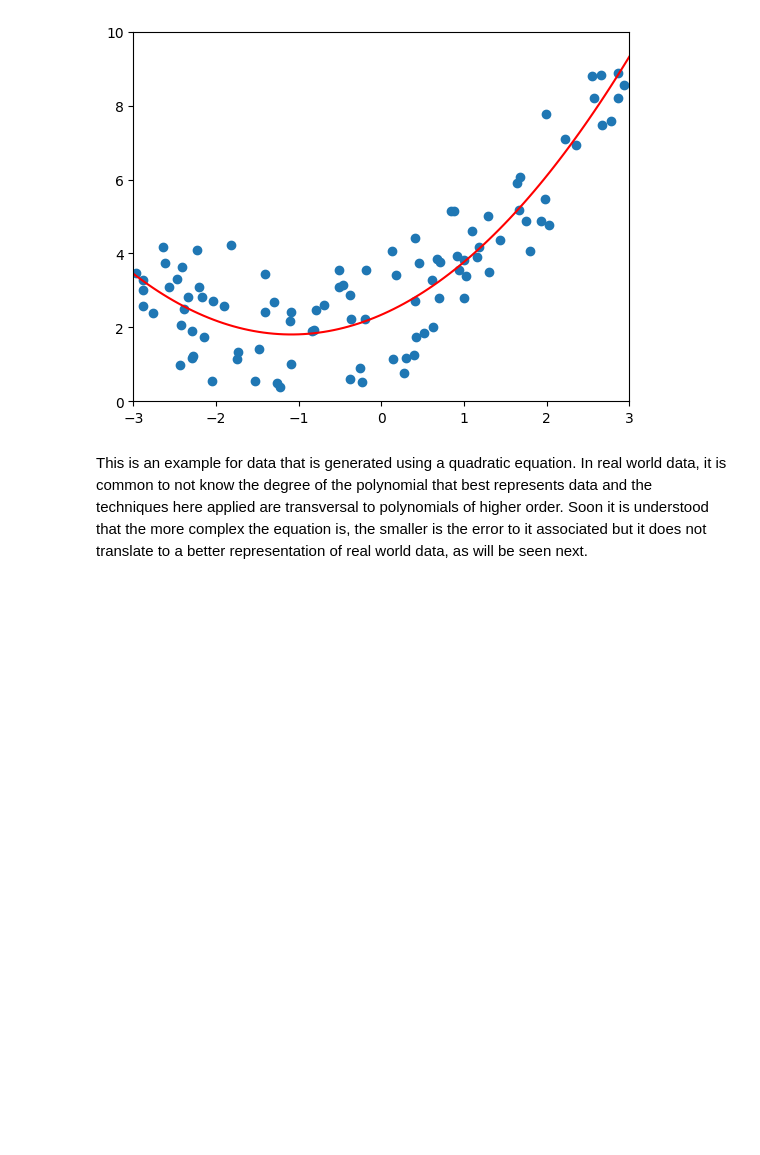
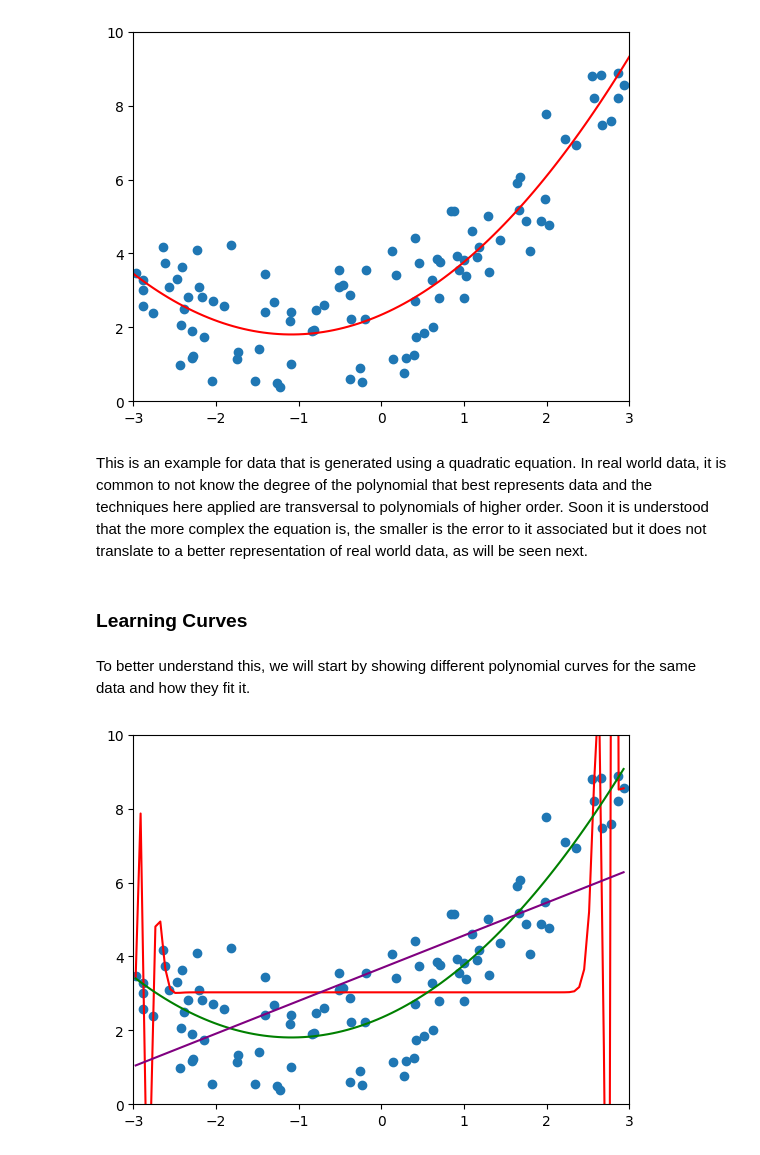
Before and after one commit to davidterroso/ML, a Jupyter notebook: regression.ipynb, the cells around one changed output. Drawn from its saved outputs; the diff is of its cells as text; code cells hidden in the pictures; blank space fills up the shorter version.

Commit message:
plot 300 degrees polynomial

```diff
--- a/regression.ipynb
+++ b/regression.ipynb
@@ -326,3 +326,48 @@ plt.show()
 [figure]
 # %% [markdown]
 This is an example for data that is generated using a quadratic equation. In real world data, it is common to not know the degree of the polynomial that best represents data and the techniques here applied are transversal to polynomials of higher order. Soon it is understood that the more complex the equation is, the smaller is the error to it associated but it does not translate to a better representation of real world data, as will be seen next.
+# %% [markdown]
+### Learning Curves
+# %% [markdown]
+To better understand this, we will start by showing different polynomial curves for the same data and how they fit it.
+# %%
+from sklearn.preprocessing import PolynomialFeatures
+from sklearn.linear_model import LinearRegression
+
+polynomial_features_300 = PolynomialFeatures(degree=100, include_bias=False)
+X_poly_300 = polynomial_features_300.fit_transform(X)
+polynomial_features_2 = PolynomialFeatures(degree=2, include_bias=False)
+X_poly_2 = polynomial_features_2.fit_transform(X)
+polynomial_features_1 = PolynomialFeatures(degree=1, include_bias=False)
+X_poly_1 = polynomial_features_1.fit_transform(X)
+
+X_range = np.linspace(min(X), max(X), 100).reshape(-1, 1)
+X_poly_range_300 = polynomial_features_300.fit_transform(X_range)
+X_poly_range_2 = polynomial_features_2.fit_transform(X_range)
+
+lin_reg_300 = LinearRegression()
+lin_reg_300.fit(X_poly_300, y)
+theta_300 = np.insert(arr=lin_reg_300.coef_.ravel(), obj=0, values=lin_reg_300.intercept_)
+lin_reg_2 = LinearRegression()
+lin_reg_2.fit(X_poly_2, y)
+theta_2 = np.insert(arr=lin_reg_2.coef_.ravel(), obj=0, values=lin_reg_2.intercept_)
+lin_reg_1 = LinearRegression()
+lin_reg_1.fit(X_poly_1, y)
+theta_1 = np.insert(arr=lin_reg_1.coef_.ravel(), obj=0, values=lin_reg_1.intercept_)
+
+X_poly_300_ = np.c_[np.ones(X_poly_range_300.shape[0]), X_poly_range_300]
+y_visualize_300 = X_poly_300_.dot(theta_300)
+X_poly_range_2_ = np.c_[np.ones(X_poly_range_2.shape[0]), X_poly_range_2]
+y_visualize_2 = X_poly_range_2_.dot(theta_2)
+X_range_ = np.c_[np.ones(X_range.shape[0]), X_range]
+y_visualize_1 = X_range_.dot(theta_1)
+
+
+plt.axis([-3,3, 0,10])
+plt.scatter(X, y)
+plt.plot(X_range, y_visualize_300, "red")
+plt.plot(X_range, y_visualize_2, "green")
+plt.plot(X_range, y_visualize_1, "purple")
+plt.show()
+# %% [output]
+[figure, added]
```
